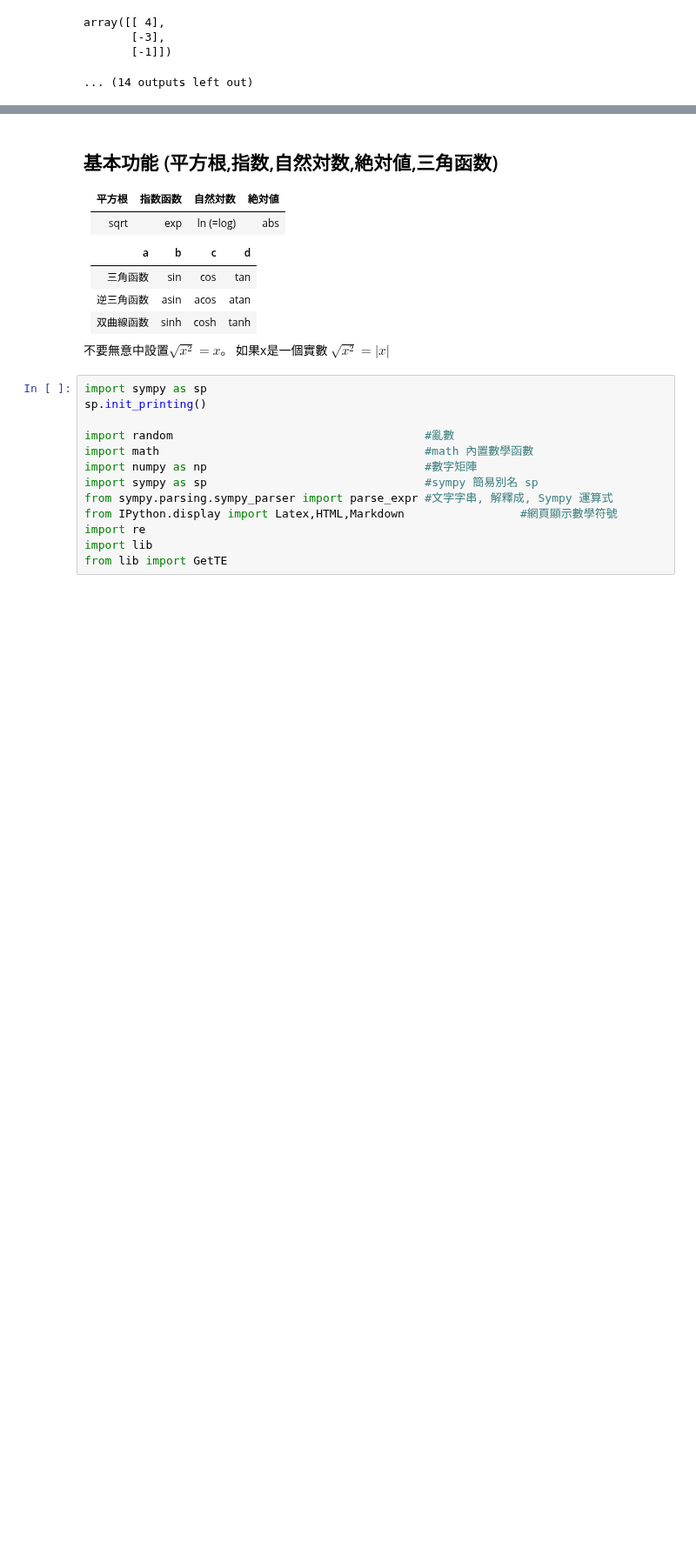
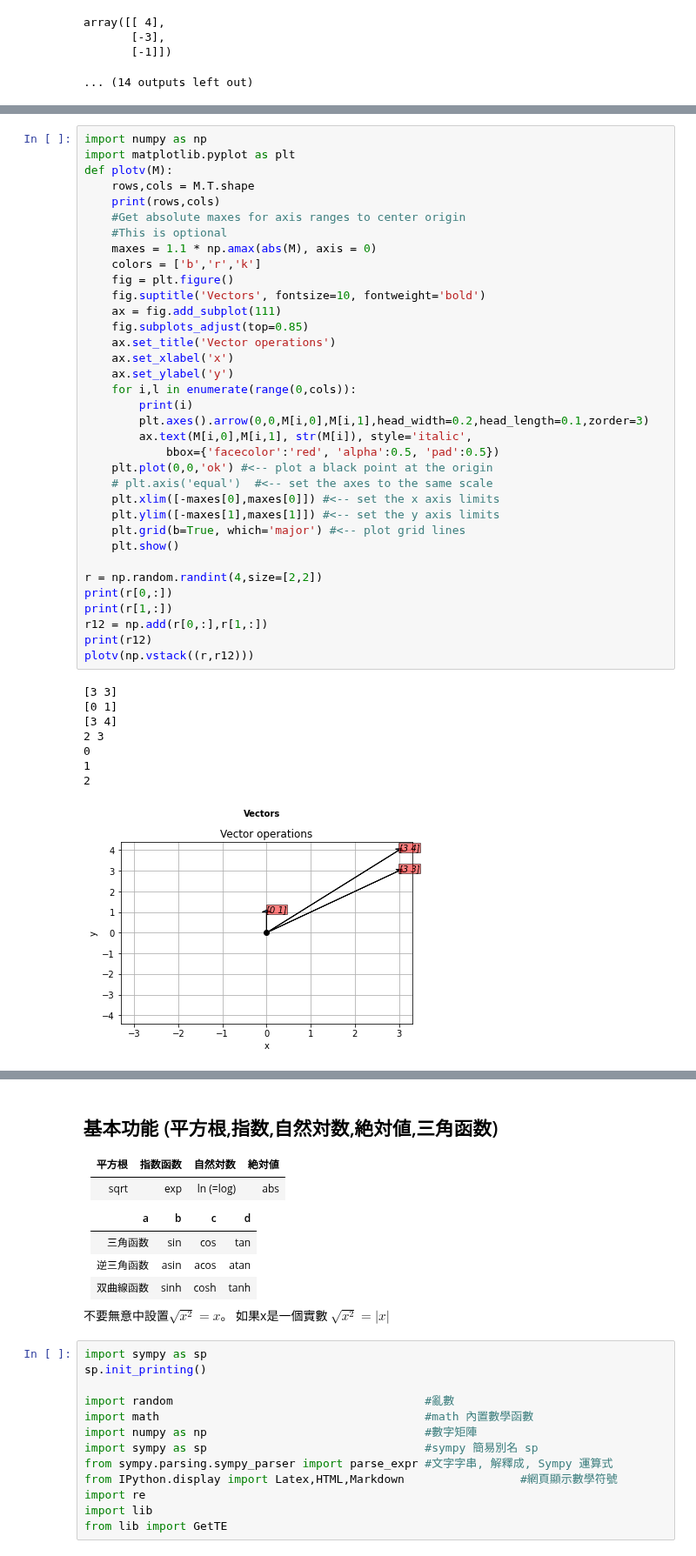
Before and after one commit to eddylin2015/mathsym, a Jupyter notebook: PFZ99向量.ipynb, the cells around one changed output, grey strips where cells are left out. Shown at 87% size. Cells and saved outputs as stored; diff of their text form; blank space fills up the shorter version.

```diff
--- a/PFZ99向量.ipynb
+++ b/PFZ99向量.ipynb
@@ -119,0 +155,44 @@ array([[ 4],
+# %%
+import numpy as np
+import matplotlib.pyplot as plt
+def plotv(M):
+    rows,cols = M.T.shape
+    print(rows,cols)
+    #Get absolute maxes for axis ranges to center origin
+    #This is optional
+    maxes = 1.1 * np.amax(abs(M), axis = 0)
+    colors = ['b','r','k']
+    fig = plt.figure()
+    fig.suptitle('Vectors', fontsize=10, fontweight='bold')
+    ax = fig.add_subplot(111)
+    fig.subplots_adjust(top=0.85)
+    ax.set_title('Vector operations')
+    ax.set_xlabel('x')
+    ax.set_ylabel('y')
+    for i,l in enumerate(range(0,cols)):
+        print(i)
+        plt.axes().arrow(0,0,M[i,0],M[i,1],head_width=0.2,head_length=0.1,zorder=3)
+        ax.text(M[i,0],M[i,1], str(M[i]), style='italic',
+            bbox={'facecolor':'red', 'alpha':0.5, 'pad':0.5})
+    plt.plot(0,0,'ok') #<-- plot a black point at the origin
+    # plt.axis('equal')  #<-- set the axes to the same scale
+    plt.xlim([-maxes[0],maxes[0]]) #<-- set the x axis limits
+    plt.ylim([-maxes[1],maxes[1]]) #<-- set the y axis limits
+    plt.grid(b=True, which='major') #<-- plot grid lines
+    plt.show()
+
+r = np.random.randint(4,size=[2,2])
+print(r[0,:])
+print(r[1,:])
+r12 = np.add(r[0,:],r[1,:])
+print(r12)
+plotv(np.vstack((r,r12)))
+# %% [output]
+[3 3]
+[0 1]
+[3 4]
+2 3
+0
+1
+2
+[figure, added]
```
Also changed, not shown: parts of 13 cells of this notebook, 3 other files.
